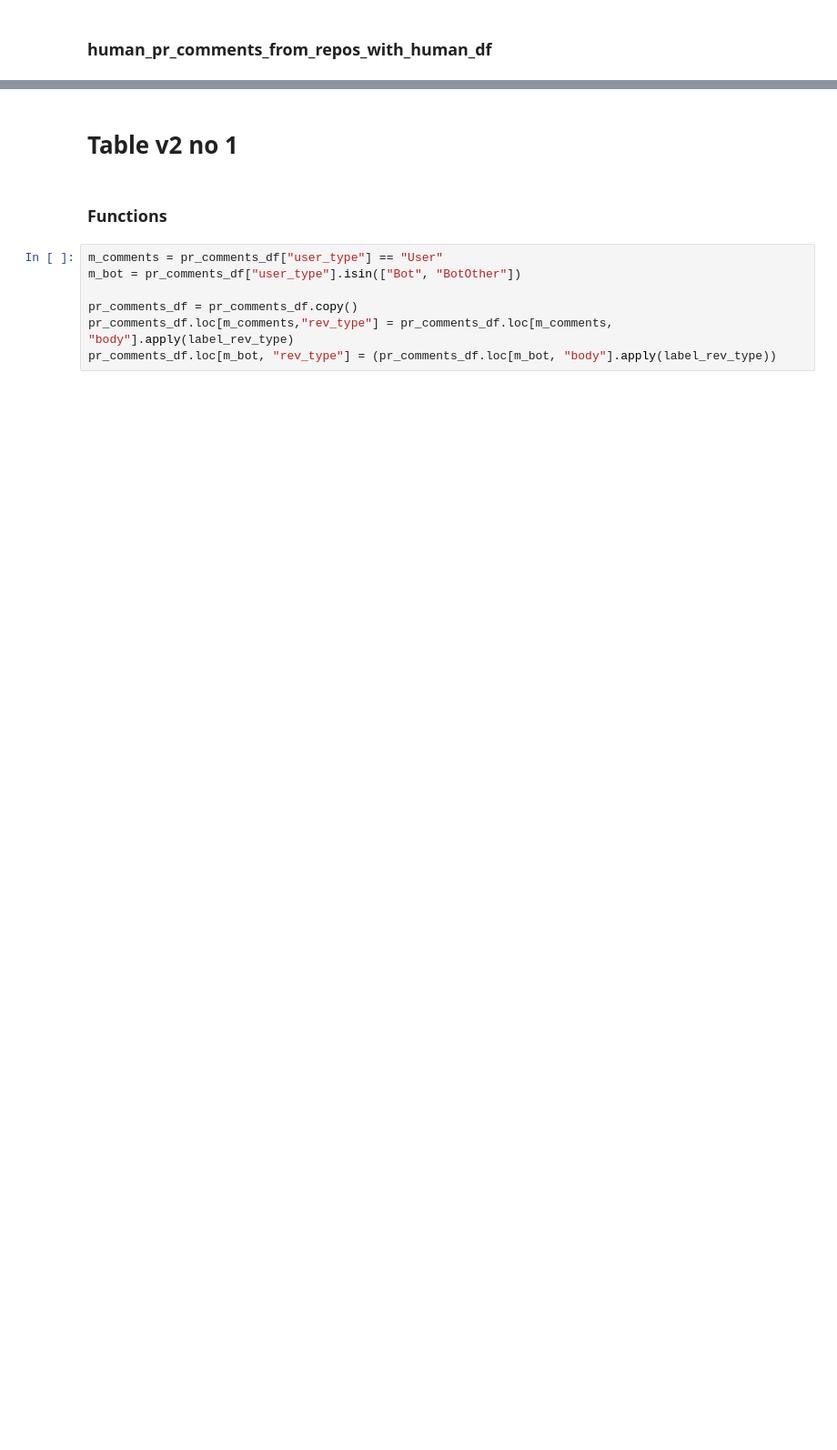
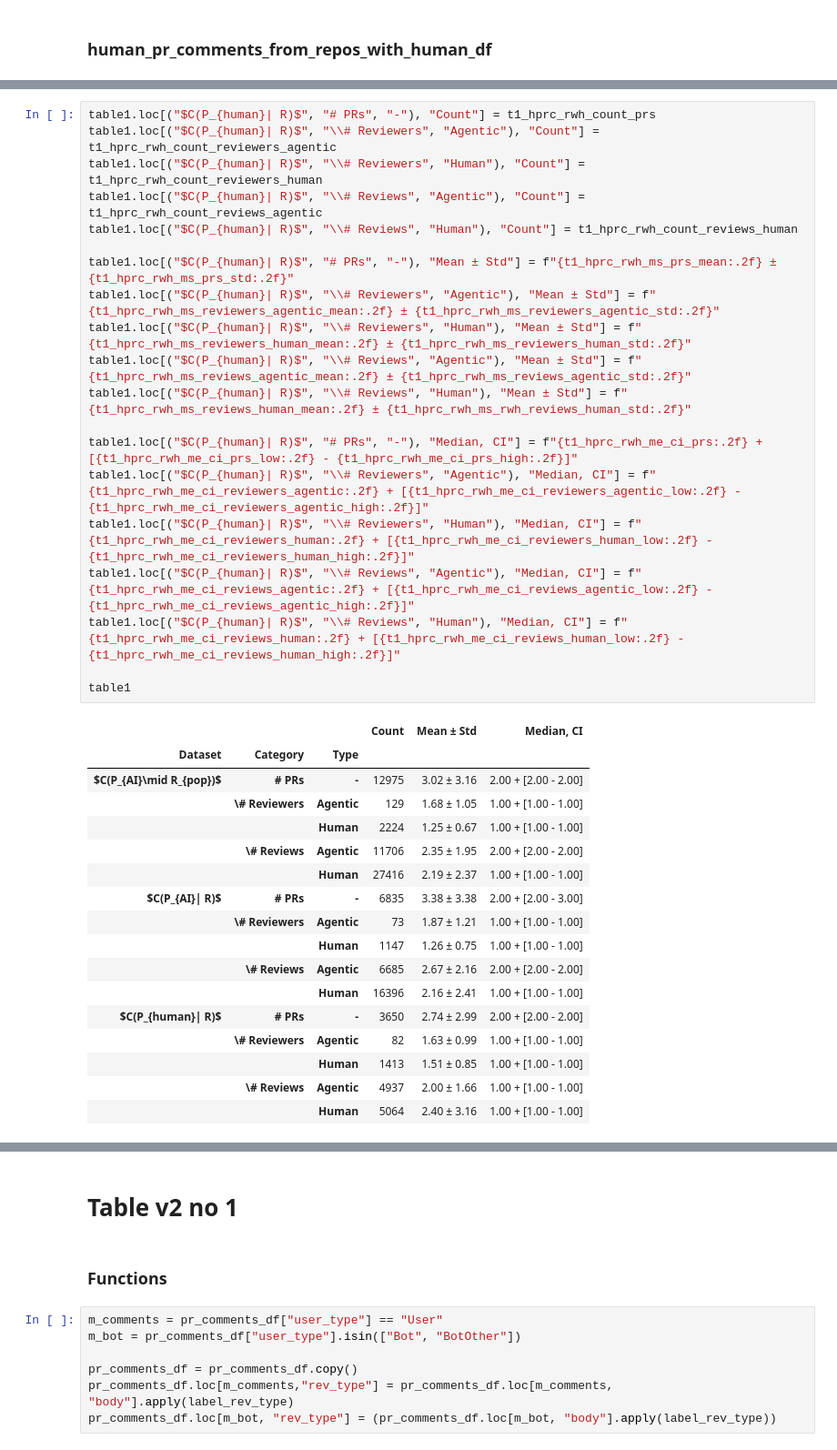
Before and after one commit to ncusi/reviewing-ai-generated-prs-ease2026-short, a Jupyter notebook: RQ2.ipynb, the cells around one changed output, grey strips where cells are left out. Shown at 91% size. Cells and saved outputs as stored; diff of their text form; blank space fills up the shorter version.

```diff
--- a/RQ2.ipynb
+++ b/RQ2.ipynb
@@ -1139 +1257,39 @@ Median + CI Reviews - agentic:   1.00 + [1.00 - 2.00]
 Median + CI Reviews - human:     1.00 + [1.00 - 1.00]
+# %%
+table1.loc[("$C(P_{human}| R)$", "# PRs", "-"), "Count"] = t1_hprc_rwh_count_prs
+table1.loc[("$C(P_{human}| R)$", "\\# Reviewers", "Agentic"), "Count"] = t1_hprc_rwh_count_reviewers_agentic
+table1.loc[("$C(P_{human}| R)$", "\\# Reviewers", "Human"), "Count"] = t1_hprc_rwh_count_reviewers_human
+table1.loc[("$C(P_{human}| R)$", "\\# Reviews", "Agentic"), "Count"] = t1_hprc_rwh_count_reviews_agentic
+table1.loc[("$C(P_{human}| R)$", "\\# Reviews", "Human"), "Count"] = t1_hprc_rwh_count_reviews_human
+
+table1.loc[("$C(P_{human}| R)$", "# PRs", "-"), "Mean ± Std"] = f"{t1_hprc_rwh_ms_prs_mean:.2f} ± {t1_hprc_rwh_ms_prs_std:.2f}"
+table1.loc[("$C(P_{human}| R)$", "\\# Reviewers", "Agentic"), "Mean ± Std"] = f"{t1_hprc_rwh_ms_reviewers_agentic_mean:.2f} ± {t1_hprc_rwh_ms_reviewers_agentic_std:.2f}"
+table1.loc[("$C(P_{human}| R)$", "\\# Reviewers", "Human"), "Mean ± Std"] = f"{t1_hprc_rwh_ms_reviewers_human_mean:.2f} ± {t1_hprc_rwh_ms_reviewers_human_std:.2f}"
+table1.loc[("$C(P_{human}| R)$", "\\# Reviews", "Agentic"), "Mean ± Std"] = f"{t1_hprc_rwh_ms_reviews_agentic_mean:.2f} ± {t1_hprc_rwh_ms_reviews_agentic_std:.2f}"
+table1.loc[("$C(P_{human}| R)$", "\\# Reviews", "Human"), "Mean ± Std"] = f"{t1_hprc_rwh_ms_reviews_human_mean:.2f} ± {t1_hprc_rwh_ms_rwh_reviews_human_std:.2f}"
+
+table1.loc[("$C(P_{human}| R)$", "# PRs", "-"), "Median, CI"] = f"{t1_hprc_rwh_me_ci_prs:.2f} + [{t1_hprc_rwh_me_ci_prs_low:.2f} - {t1_hprc_rwh_me_ci_prs_high:.2f}]"
+table1.loc[("$C(P_{human}| R)$", "\\# Reviewers", "Agentic"), "Median, CI"] = f"{t1_hprc_rwh_me_ci_reviewers_agentic:.2f} + [{t1_hprc_rwh_me_ci_reviewers_agentic_low:.2f} - {t1_hprc_rwh_me_ci_reviewers_agentic_high:.2f}]"
+table1.loc[("$C(P_{human}| R)$", "\\# Reviewers", "Human"), "Median, CI"] = f"{t1_hprc_rwh_me_ci_reviewers_human:.2f} + [{t1_hprc_rwh_me_ci_reviewers_human_low:.2f} - {t1_hprc_rwh_me_ci_reviewers_human_high:.2f}]"
+table1.loc[("$C(P_{human}| R)$", "\\# Reviews", "Agentic"), "Median, CI"] = f"{t1_hprc_rwh_me_ci_reviews_agentic:.2f} + [{t1_hprc_rwh_me_ci_reviews_agentic_low:.2f} - {t1_hprc_rwh_me_ci_reviews_agentic_high:.2f}]"
+table1.loc[("$C(P_{human}| R)$", "\\# Reviews", "Human"), "Median, CI"] = f"{t1_hprc_rwh_me_ci_reviews_human:.2f} + [{t1_hprc_rwh_me_ci_reviews_human_low:.2f} - {t1_hprc_rwh_me_ci_reviews_human_high:.2f}]"
+
+table1
+# %% [output]
+|  |  |  | Count | Mean ± Std | Median, CI |
+| Dataset | Category | Type |  |  |  |
+| $C(P_{AI}\mid R_{pop})$ | # PRs | - | 12975 | 3.02 ± 3.16 | 2.00 + [2.00 - 2.00] |
+|  | \# Reviewers | Agentic | 129 | 1.68 ± 1.05 | 1.00 + [1.00 - 1.00] |
+|  |  | Human | 2224 | 1.25 ± 0.67 | 1.00 + [1.00 - 1.00] |
+|  | \# Reviews | Agentic | 11706 | 2.35 ± 1.95 | 2.00 + [2.00 - 2.00] |
+|  |  | Human | 27416 | 2.19 ± 2.37 | 1.00 + [1.00 - 1.00] |
+| $C(P_{AI}| R)$ | # PRs | - | 6835 | 3.38 ± 3.38 | 2.00 + [2.00 - 3.00] |
+|  | \# Reviewers | Agentic | 73 | 1.87 ± 1.21 | 1.00 + [1.00 - 1.00] |
+|  |  | Human | 1147 | 1.26 ± 0.75 | 1.00 + [1.00 - 1.00] |
+|  | \# Reviews | Agentic | 6685 | 2.67 ± 2.16 | 2.00 + [2.00 - 2.00] |
+|  |  | Human | 16396 | 2.16 ± 2.41 | 1.00 + [1.00 - 1.00] |
+| $C(P_{human}| R)$ | # PRs | - | 3650 | 2.74 ± 2.99 | 2.00 + [2.00 - 2.00] |
+|  | \# Reviewers | Agentic | 82 | 1.63 ± 0.99 | 1.00 + [1.00 - 1.00] |
+|  |  | Human | 1413 | 1.51 ± 0.85 | 1.00 + [1.00 - 1.00] |
+|  | \# Reviews | Agentic | 4937 | 2.00 ± 1.66 | 1.00 + [1.00 - 1.00] |
+|  |  | Human | 5064 | 2.40 ± 3.16 | 1.00 + [1.00 - 1.00] |
```
Also changed, not shown: parts of 11 cells of this notebook.
